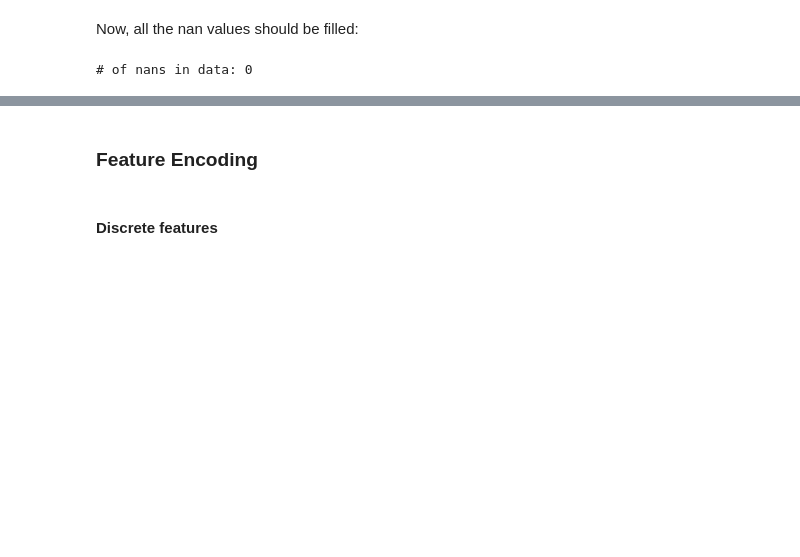
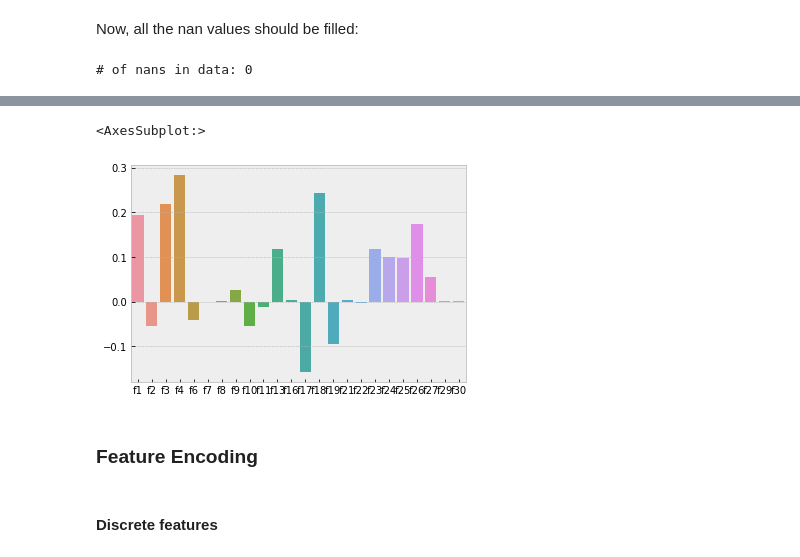
Before and after one commit to wQuole/TDT05, a Jupyter notebook: eda.ipynb, the cells around one changed output, grey strips where cells are left out. Cells and saved outputs as stored; diff of their text form; code cells hidden in the pictures; blank space fills up the shorter version.

```diff
--- a/eda.ipynb
+++ b/eda.ipynb
@@ -481,0 +467,13 @@ print(f'# of nans in data: {sum(df_clean.isna().sum().values)}')
+# %%
+df_non_objects = df_clean.select_dtypes(exclude='object')
+df_corr_2 = df_non_objects.copy()
+
+for column in df_corr_2:
+    df_corr_2[column] = df_corr_2[column]/df_corr_2[column].max()
+
+cleaned_corr_2 = df_corr_2.corrwith(target["target"])
+# %%
+sns.barplot(cleaned_corr_2.index, cleaned_corr_2.values)
+# %% [output]
+<AxesSubplot:>
+[figure, added]
```
Also changed, not shown: parts of 24 cells of this notebook.
